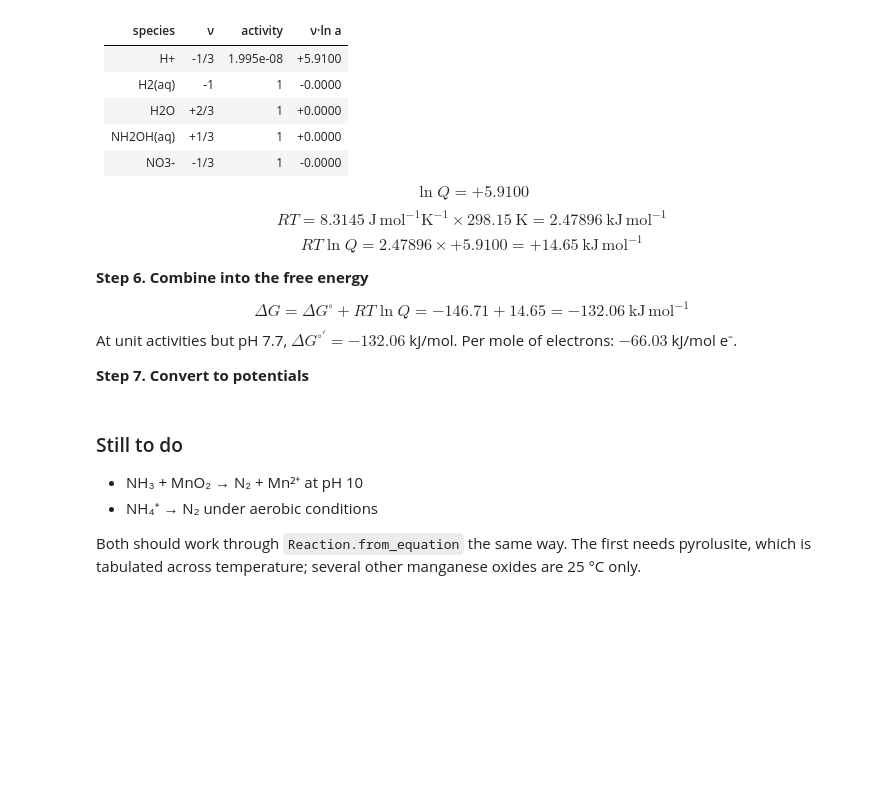
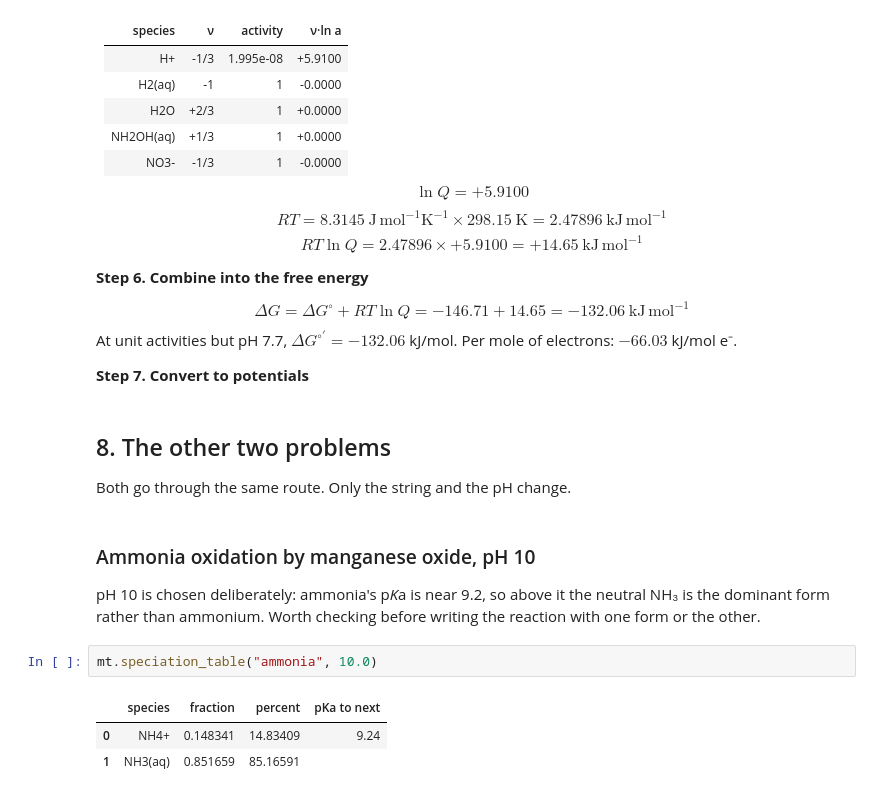
Before and after one commit to JamesRH/microbial_thermo, a Jupyter notebook: notebooks/Scratchbook.ipynb, the cells around one changed output. Cells and saved outputs as stored; diff of their text form; blank space fills up the shorter version.

```diff
--- a/notebooks/Scratchbook.ipynb
+++ b/notebooks/Scratchbook.ipynb
@@ -276,12 +276,19 @@ At unit activities but pH 7.7, $\Delta G^{\circ\prime} = -132.06$ kJ/mol.
 Per mole of electrons: $-66.03$ kJ/mol e⁻.
 
 **Step 7. Convert to potentials**
-# %% [markdown]
-### Still to do
-
-- NH₃ + MnO₂ → N₂ + Mn²⁺ at pH 10
-- NH₄⁺ → N₂ under aerobic conditions
-
-Both should work through `Reaction.from_equation` the same way. The first
-needs pyrolusite, which is tabulated across temperature; several other
-manganese oxides are 25 °C only.
+# %% [markdown]
+## 8. The other two problems
+
+Both go through the same route. Only the string and the pH change.
+# %% [markdown]
+### Ammonia oxidation by manganese oxide, pH 10
+
+pH 10 is chosen deliberately: ammonia's p*K*a is near 9.2, so above it the
+neutral NH₃ is the dominant form rather than ammonium. Worth checking before
+writing the reaction with one form or the other.
+# %%
+mt.speciation_table("ammonia", 10.0)
+# %% [output]
+|  | species | fraction | percent | pKa to next |
+| 0 | NH4+ | 0.148341 | 14.83409 | 9.24 |
+| 1 | NH3(aq) | 0.851659 | 85.16591 |  |
```
Also changed, not shown: parts of 11 cells of this notebook, 1 other file.
